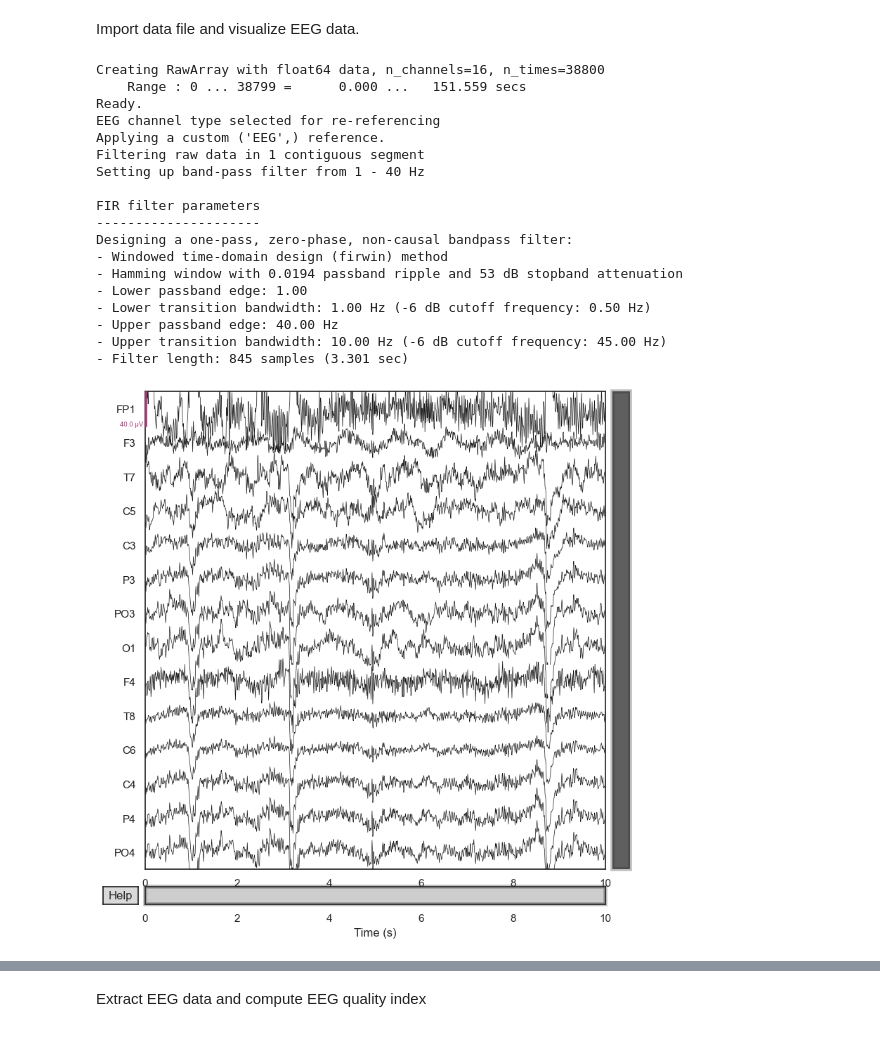
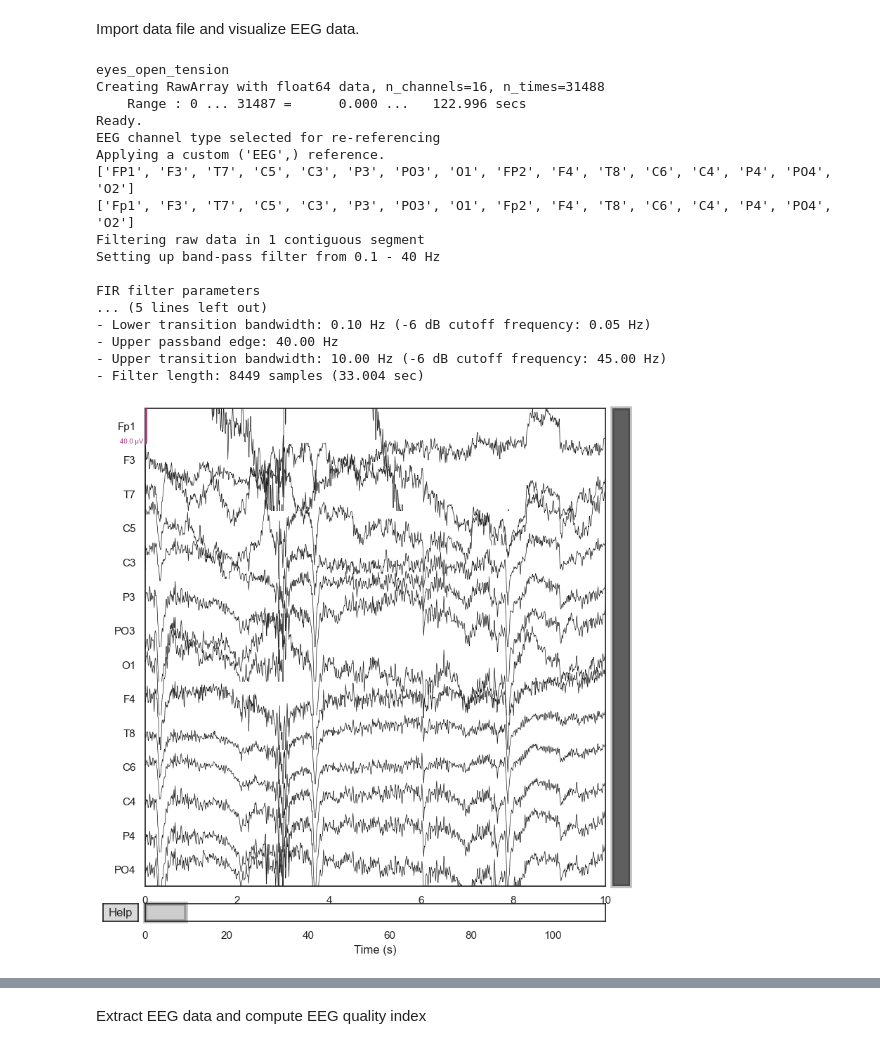
Before and after one commit to danielcomaduran/EEG_quality_index, a Jupyter notebook: Notebooks/06-Eli-EEG-gel-data.ipynb, the cells around one changed output, grey strips where cells are left out. Saved outputs shown, nothing was run; the diff lists cells and outputs as text; code cells hidden in the pictures.

```diff
--- a/Notebooks/06-Eli-EEG-gel-data.ipynb
+++ b/Notebooks/06-Eli-EEG-gel-data.ipynb
@@ -35,47 +30,59 @@ The autoreload extension is already loaded. To reload it, use:
 # %% [markdown]
 Import data file and visualize EEG data.
 # %%
-eeg_file = r'..\\Data\\Data_Edmonton_Gels_Sept2024\\sub-P001\\ses-S001\\eeg\\sub-P001_ses-S001_task-eyes_open_release_run-001_eeg.xdf'
+import re
+
+eeg_file = r'..\\Data\\Data_Edmonton_Gels_Sept2024\\sub-P001\\ses-S001\\eeg\\sub-P001_ses-S001_task-eyes_open_tension_run-001_eeg.xdf'
+
+# Extract the words following :ses-S001_ up until _run
+match = re.search(r'sub-P001_ses-S001_task-(.*?)_run-001_eeg.xdf', eeg_file)
+if match:
+    extracted_words = match.group(1)
+    print(extracted_words)
+    data_case = extracted_words
+
 mne_data = import_data.xdf_to_mne(eeg_file)
 
 #Rereference to FP2
 mne_data.set_eeg_reference(ref_channels=['FP2'])
+print(mne_data.info.ch_names)
+#Rename the FP1 and FP2 channels to Fp1 and Fp2
+mne_data.rename_channels({'FP1': 'Fp1', 'FP2': 'Fp2'})
+print(mne_data.info.ch_names)
+
+#Add the 10-20 montage
+montage = mne.channels.make_standard_montage('standard_1020')
+mne_data.set_montage(montage)
 
 #Drop the first 10 seconds and last 10 seconds of data
 mne_data.crop(tmin=10, tmax=mne_data.times[-10])
 
 #Remove FP2 and O2 channels
-mne_data.drop_channels(['FP2', 'O2'])
+mne_data.drop_channels(['Fp2','O2'])
 
 #Make a copy of the data for cleaning, another for raw
 mne_data_raw = mne_data.copy()
 mne_data_clean = mne_data.copy()
 #Clean the data with simple bandpass filtering
-mne_data_clean.filter(1, 40)
+mne_data_clean.filter(.1, 40)
 
 mne_data_clean.plot()
-
-#Make the clean epoch
-#This clean epoch is only for eyes_open_tension_run-001
-clean_epoch = mne_data_clean.crop(tmin=37, tmax=47)
-clean_epoch.plot()
 # %% [output]
-Creating RawArray with float64 data, n_channels=16, n_times=38800
-    Range : 0 ... 38799 =      0.000 ...   151.559 secs
+eyes_open_tension
+Creating RawArray with float64 data, n_channels=16, n_times=31488
+    Range : 0 ... 31487 =      0.000 ...   122.996 secs
 Ready.
 EEG channel type selected for re-referencing
 Applying a custom ('EEG',) reference.
+['FP1', 'F3', 'T7', 'C5', 'C3', 'P3', 'PO3', 'O1', 'FP2', 'F4', 'T8', 'C6', 'C4', 'P4', 'PO4', 'O2']
+['Fp1', 'F3', 'T7', 'C5', 'C3', 'P3', 'PO3', 'O1', 'Fp2', 'F4', 'T8', 'C6', 'C4', 'P4', 'PO4', 'O2']
 Filtering raw data in 1 contiguous segment
-Setting up band-pass filter from 1 - 40 Hz
+Setting up band-pass filter from 0.1 - 40 Hz
 
 FIR filter parameters
----------------------
-Designing a one-pass, zero-phase, non-causal bandpass filter:
-- Windowed time-domain design (firwin) method
-- Hamming window with 0.0194 passband ripple and 53 dB stopband attenuation
-- Lower passband edge: 1.00
-- Lower transition bandwidth: 1.00 Hz (-6 dB cutoff frequency: 0.50 Hz)
+... (5 lines left out)
+- Lower transition bandwidth: 0.10 Hz (-6 dB cutoff frequency: 0.05 Hz)
 - Upper passband edge: 40.00 Hz
 - Upper transition bandwidth: 10.00 Hz (-6 dB cutoff frequency: 45.00 Hz)
-- Filter length: 845 samples (3.301 sec)
+- Filter length: 8449 samples (33.004 sec)
-[figure, old version]
+[figure, new version]
```
Also changed, not shown: parts of 5 cells of this notebook, 3 other files.
